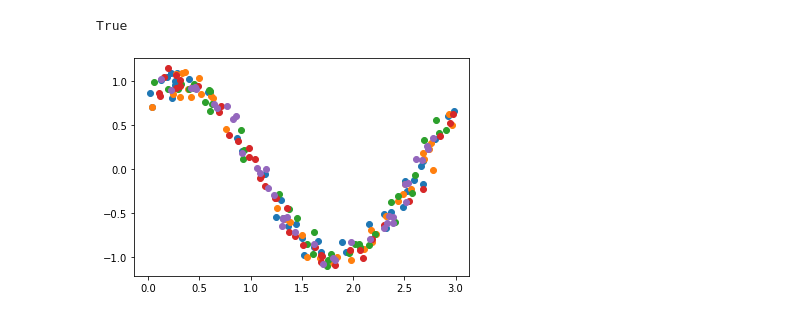
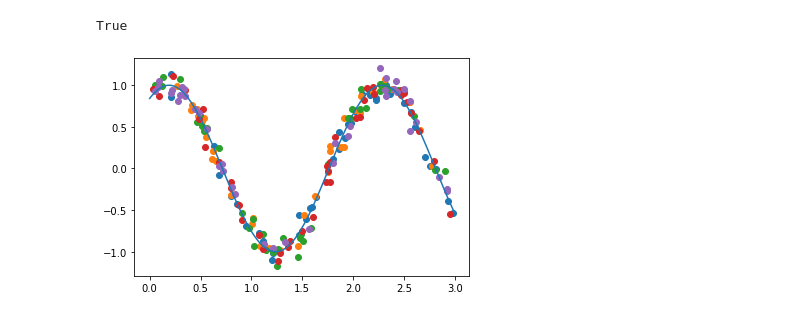
Before and after one commit to javieryu/nn_distributed_training, a Jupyter notebook: ee364b/dist_sine.ipynb, the cells around one changed output. Drawn from its saved outputs; the diff is of its cells as text; code cells hidden in the pictures.

```diff
--- a/ee364b/dist_sine.ipynb
+++ b/ee364b/dist_sine.ipynb
@@ -17,23 +17,26 @@ True
 # %%
 # Setup data
 xdom = [0.0, 3.0]
 num_samps = 40
-freq = 2.0
+freq = 3.0
 phase = 1.0
 amp = 1.0
 noise = 0.1
+
+testx = torch.arange(xdom[0], xdom[1], 0.01).reshape(-1, 1)
+testy = amp * torch.sin(freq * testx + phase).reshape(-1, 1)
 
 fig, ax = plt.subplots()
 dataset = {}
 for i in range(N):
     x = (xdom[1] - xdom[0]) * torch.rand(num_samps) + xdom[0]
     y = amp * torch.sin(freq * x + phase) + noise * torch.randn(num_samps)
     dataset[i] = {"x": x.reshape(-1, 1), "y": y.reshape(-1, 1)}
     ax.scatter(x, y)
-
+ax.plot(testx, testy)
 plt.show()
 # %% [output]
-[figure, old version]
+[figure, new version]
 # %%
 # Setup models
 shape = [1, 16, 16, 1]
```
Also changed, not shown: parts of 8 cells of this notebook.
